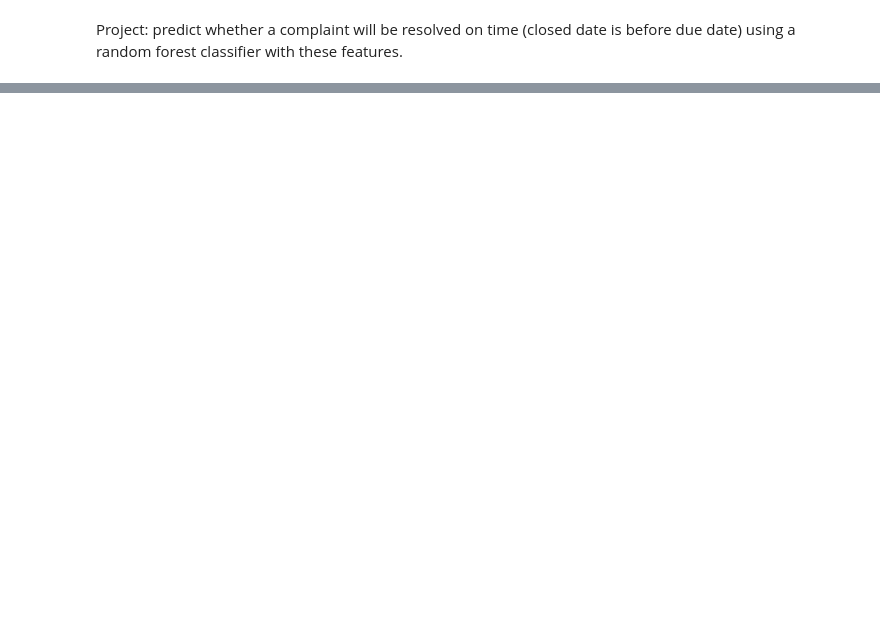
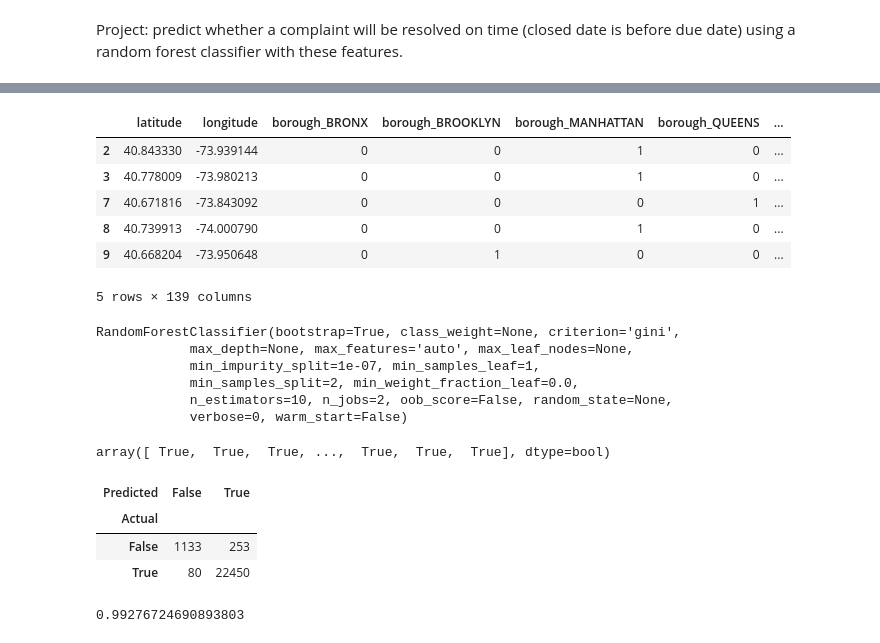
Before and after one commit to mikekaminsky/python-for-data-analysis, a Jupyter notebook: Class 4.ipynb, the cells around one changed output, grey strips where cells are left out. Saved outputs shown, nothing was run; the diff lists cells and outputs as text; code cells hidden in the pictures; blank space fills up the shorter version.

```diff
--- a/Class 4.ipynb
+++ b/Class 4.ipynb
@@ -343,2 +353,19 @@ Suggested steps:
 * Partition the data into a train set and a test set
 * Experiment with a random forest classifier with different hyperparameters to try to achieve the best F1 score
+# %%
+complaints['on_time'] = complaints['closed_date'] <= complaints['due_date']
+# %%
+X_train = complaints[['agency_name', 'complaint_type', 'borough', 'latitude', 'longitude']]
+y_train = complaints['on_time']
+# %%
+X_train = pd.get_dummies(X_train, columns=['borough', 'complaint_type', 'agency_name'])
+# %%
+X_train.head()
+# %% [output]
+|  | latitude | longitude | borough_BRONX | borough_BROOKLYN | borough_MANHATTAN | borough_QUEENS | ... |
+| 2 | 40.843330 | -73.939144 | 0 | 0 | 1 | 0 | ... |
+| 3 | 40.778009 | -73.980213 | 0 | 0 | 1 | 0 | ... |
+| 7 | 40.671816 | -73.843092 | 0 | 0 | 0 | 1 | ... |
+| 8 | 40.739913 | -74.000790 | 0 | 0 | 1 | 0 | ... |
+| 9 | 40.668204 | -73.950648 | 0 | 1 | 0 | 0 | ... |
+5 rows × 139 columns
@@ -344,0 +374,9 @@ Suggested steps:
+# %%
+clf.fit(X_train, y_train)
+# %% [output]
+RandomForestClassifier(bootstrap=True, class_weight=None, criterion='gini',
+            max_depth=None, max_features='auto', max_leaf_nodes=None,
+            min_impurity_split=1e-07, min_samples_leaf=1,
+            min_samples_split=2, min_weight_fraction_leaf=0.0,
+            n_estimators=10, n_jobs=2, oob_score=False, random_state=None,
+            verbose=0, warm_start=False)
@@ -344,0 +385,15 @@ Suggested steps:
+# %%
+preds
+# %% [output]
+array([ True,  True,  True, ...,  True,  True,  True], dtype=bool)
+# %%
+pd.crosstab(y_train, preds, rownames=['Actual'], colnames=['Predicted'])
+# %% [output]
+| Predicted | False | True |
+| Actual |  |  |
+| False | 1133 | 253 |
+| True | 80 | 22450 |
+# %%
+f1_score(y_train, preds)
+# %% [output]
+0.99276724690893803
```
Also changed, not shown: parts of 5 cells of this notebook.
